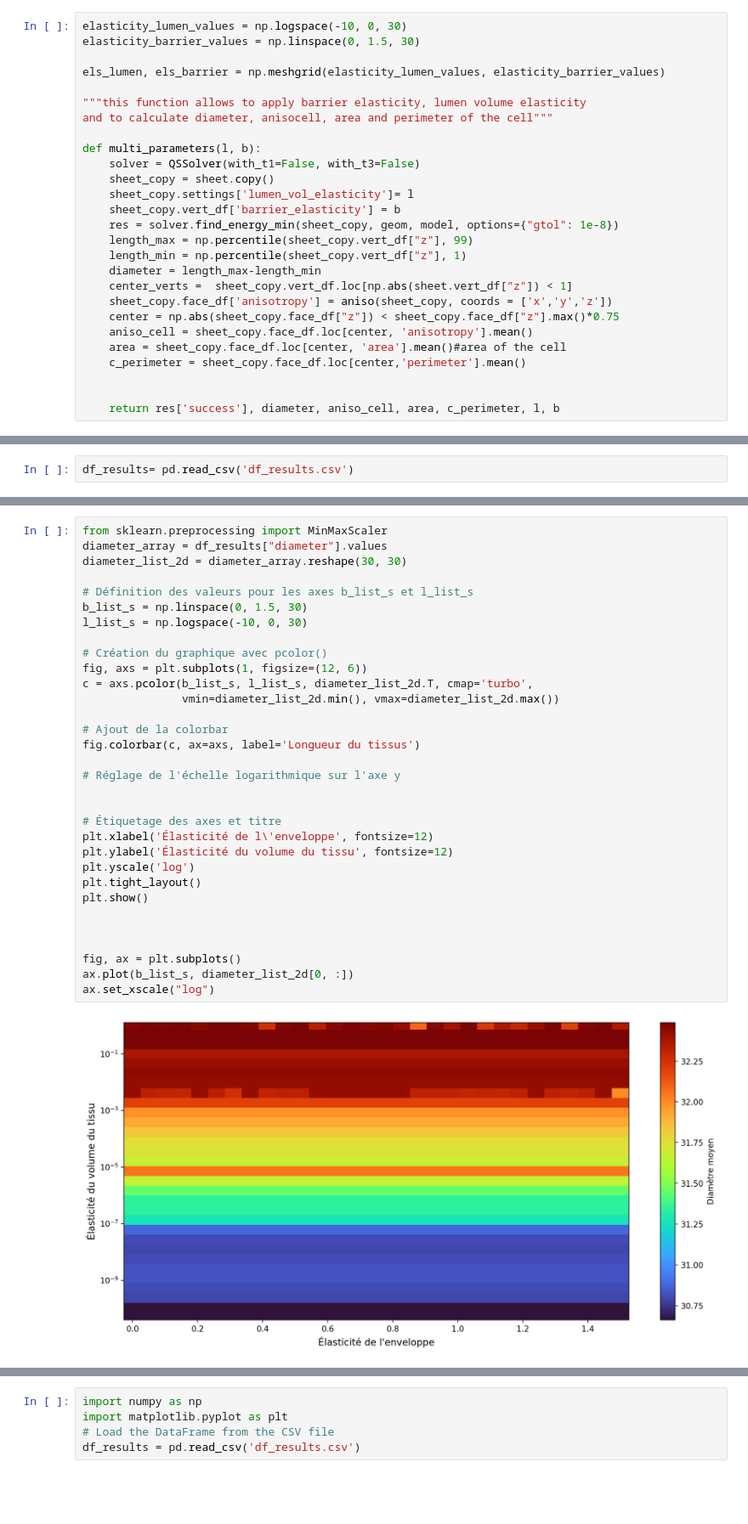
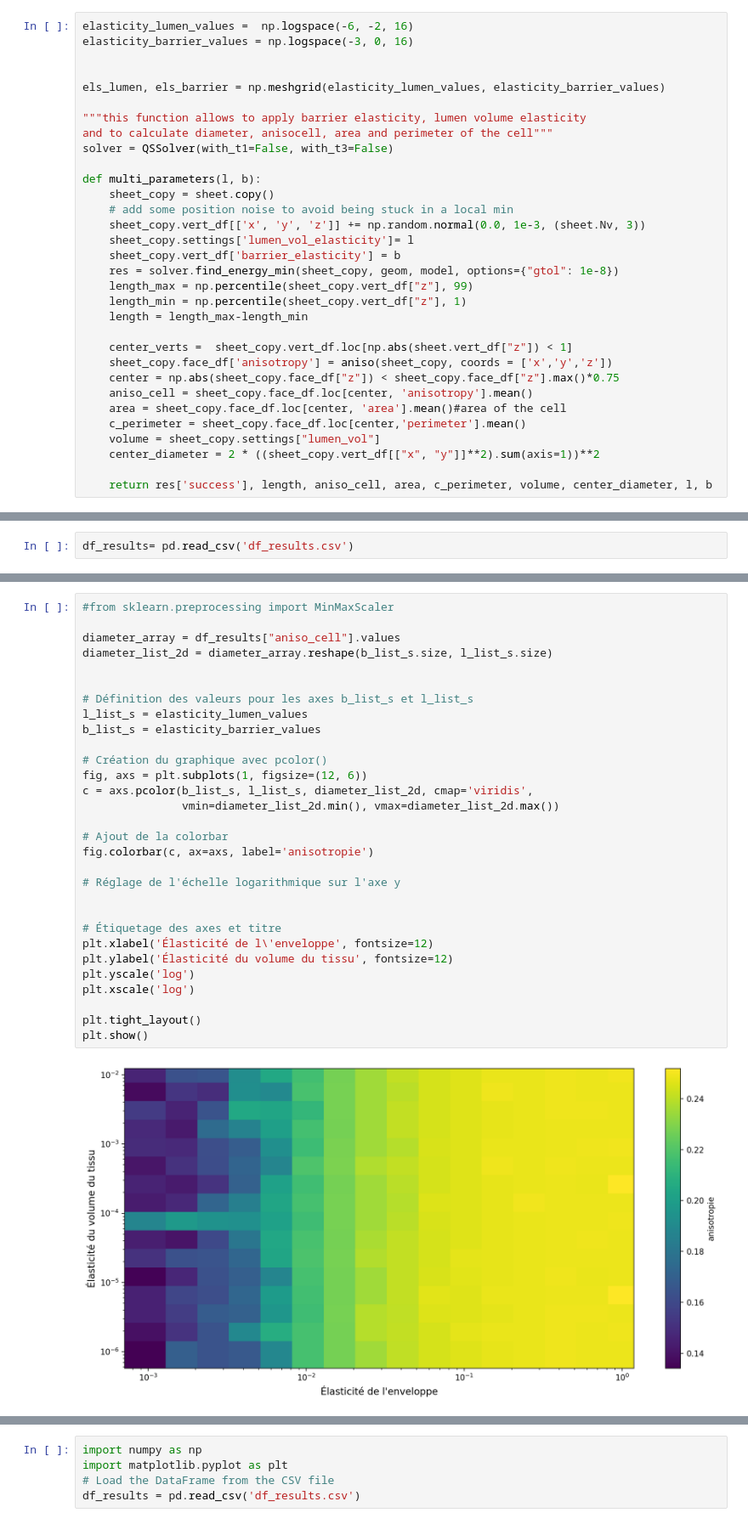
Before and after one commit to Lauragdlp/peripodial, a Jupyter notebook: notebook/Simulation_constraint.ipynb, the cells around one changed output, grey strips where cells are left out. Shown at 85% size. Cells and saved outputs as stored; diff of their text form; blank space fills up the shorter version.

```diff
--- a/notebook/Simulation_constraint.ipynb
+++ b/notebook/Simulation_constraint.ipynb
@@ -61,30 +61,35 @@ specs = {'face': {'prefered_perimeter': 3.8},
         }
 # %%
-elasticity_lumen_values = np.logspace(-10, 0, 30)
-elasticity_barrier_values = np.linspace(0, 1.5, 30)
+elasticity_lumen_values =  np.logspace(-6, -2, 16)
+elasticity_barrier_values = np.logspace(-3, 0, 16)
+
 
 els_lumen, els_barrier = np.meshgrid(elasticity_lumen_values, elasticity_barrier_values)
 
 """this function allows to apply barrier elasticity, lumen volume elasticity
 and to calculate diameter, anisocell, area and perimeter of the cell"""
+solver = QSSolver(with_t1=False, with_t3=False)
 
 def multi_parameters(l, b):
-    solver = QSSolver(with_t1=False, with_t3=False)
     sheet_copy = sheet.copy()
+    # add some position noise to avoid being stuck in a local min
+    sheet_copy.vert_df[['x', 'y', 'z']] += np.random.normal(0.0, 1e-3, (sheet.Nv, 3))
     sheet_copy.settings['lumen_vol_elasticity']= l
     sheet_copy.vert_df['barrier_elasticity'] = b
     res = solver.find_energy_min(sheet_copy, geom, model, options={"gtol": 1e-8})
     length_max = np.percentile(sheet_copy.vert_df["z"], 99)
     length_min = np.percentile(sheet_copy.vert_df["z"], 1)
-    diameter = length_max-length_min
+    length = length_max-length_min
+
     center_verts =  sheet_copy.vert_df.loc[np.abs(sheet.vert_df["z"]) < 1]
     sheet_copy.face_df['anisotropy'] = aniso(sheet_copy, coords = ['x','y','z'])
     center = np.abs(sheet_copy.face_df["z"]) < sheet_copy.face_df["z"].max()*0.75
     aniso_cell = sheet_copy.face_df.loc[center, 'anisotropy'].mean()
     area = sheet_copy.face_df.loc[center, 'area'].mean()#area of the cell
     c_perimeter = sheet_copy.face_df.loc[center,'perimeter'].mean()
+    volume = sheet_copy.settings["lumen_vol"]
+    center_diameter = 2 * ((sheet_copy.vert_df[["x", "y"]]**2).sum(axis=1))**2
 
-
-    return res['success'], diameter, aniso_cell, area, c_perimeter, l, b
+    return res['success'], length, aniso_cell, area, c_perimeter, volume, center_diameter, l, b
 # %%
 #parrallèlisation de barrier_elasticity et lume_vol _elasticity
@@ -124,34 +140,32 @@ plt.show
 # %%
-from sklearn.preprocessing import MinMaxScaler
-diameter_array = df_results["diameter"].values
-diameter_list_2d = diameter_array.reshape(30, 30)
+#from sklearn.preprocessing import MinMaxScaler
+
+diameter_array = df_results["aniso_cell"].values
+diameter_list_2d = diameter_array.reshape(b_list_s.size, l_list_s.size)
+
 
 # Définition des valeurs pour les axes b_list_s et l_list_s
-b_list_s = np.linspace(0, 1.5, 30)
-l_list_s = np.logspace(-10, 0, 30)
+l_list_s = elasticity_lumen_values
+b_list_s = elasticity_barrier_values
 
 # Création du graphique avec pcolor()
 fig, axs = plt.subplots(1, figsize=(12, 6))
-c = axs.pcolor(b_list_s, l_list_s, diameter_list_2d.T, cmap='turbo',
+c = axs.pcolor(b_list_s, l_list_s, diameter_list_2d, cmap='viridis',
                vmin=diameter_list_2d.min(), vmax=diameter_list_2d.max())
 
 # Ajout de la colorbar
-fig.colorbar(c, ax=axs, label='Longueur du tissus')
+fig.colorbar(c, ax=axs, label='anisotropie')
 
 # Réglage de l'échelle logarithmique sur l'axe y
 
 
 # Étiquetage des axes et titre
 plt.xlabel('Élasticité de l\'enveloppe', fontsize=12)
 plt.ylabel('Élasticité du volume du tissu', fontsize=12)
 plt.yscale('log')
+plt.xscale('log')
+
 plt.tight_layout()
 plt.show()
-
-
-
-fig, ax = plt.subplots()
-ax.plot(b_list_s, diameter_list_2d[0, :])
-ax.set_xscale("log")
 # %% [output]
-[figure, old version]
+[figure, new version]
```
Also changed, not shown: parts of 20 cells of this notebook, 17 other files.
